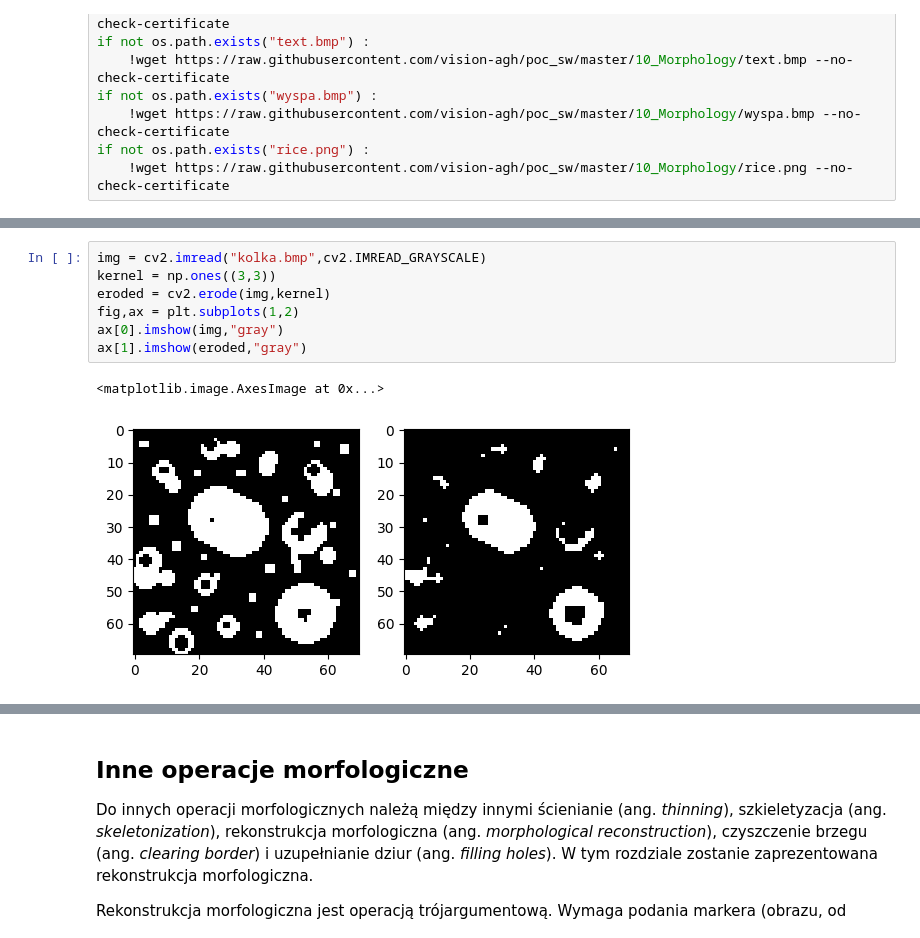
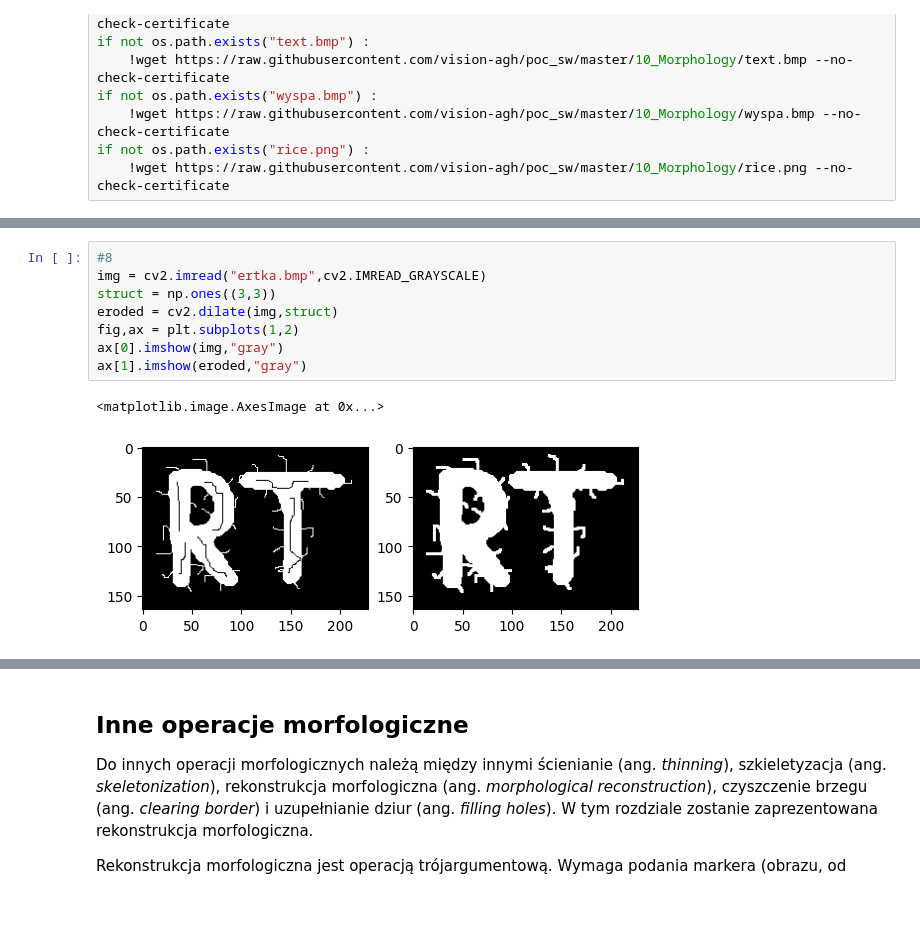
Before and after one commit to kpiotr6/WDCPO, a Jupyter notebook: lab7/11_morphology.ipynb, the cells around one changed output, grey strips where cells are left out. Cells and saved outputs as stored; diff of their text form; blank space fills up the shorter version.

```diff
--- a/lab7/11_morphology.ipynb
+++ b/lab7/11_morphology.ipynb
@@ -114,10 +172,11 @@ ax[1].imshow(eroded,"gray")
 # %%
-img = cv2.imread("kolka.bmp",cv2.IMREAD_GRAYSCALE)
-kernel = np.ones((3,3))
-eroded = cv2.erode(img,kernel)
+#8
+img = cv2.imread("ertka.bmp",cv2.IMREAD_GRAYSCALE)
+struct = np.ones((3,3))
+eroded = cv2.dilate(img,struct)
 fig,ax = plt.subplots(1,2)
 ax[0].imshow(img,"gray")
 ax[1].imshow(eroded,"gray")
 # %% [output]
 <matplotlib.image.AxesImage at 0x...>
-[figure, old version]
+[figure, new version]
```
Also changed, not shown: parts of 30 cells of this notebook, 1 other file.
